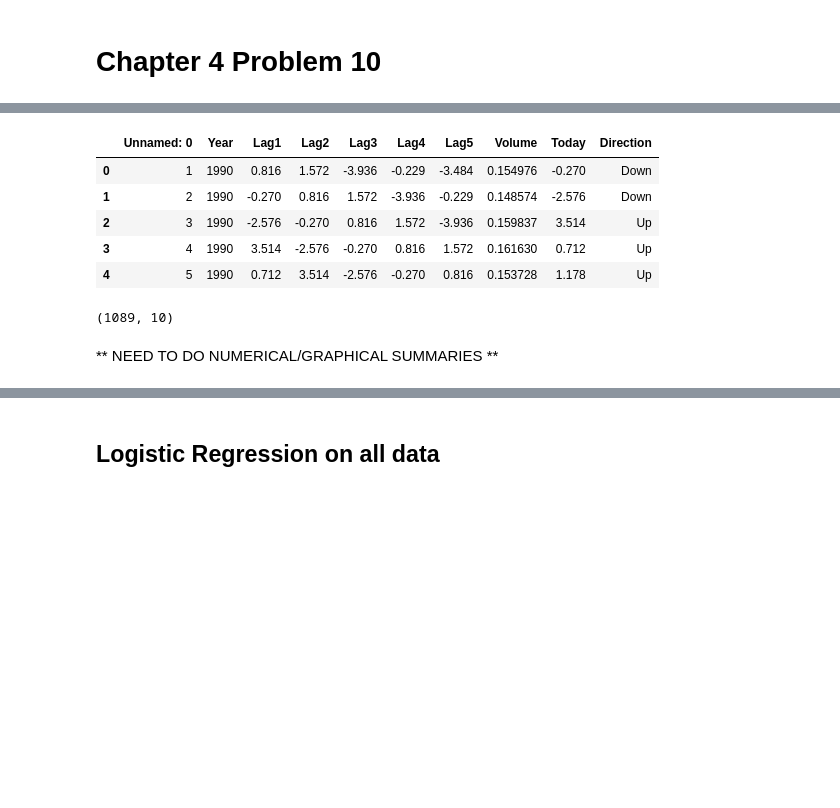
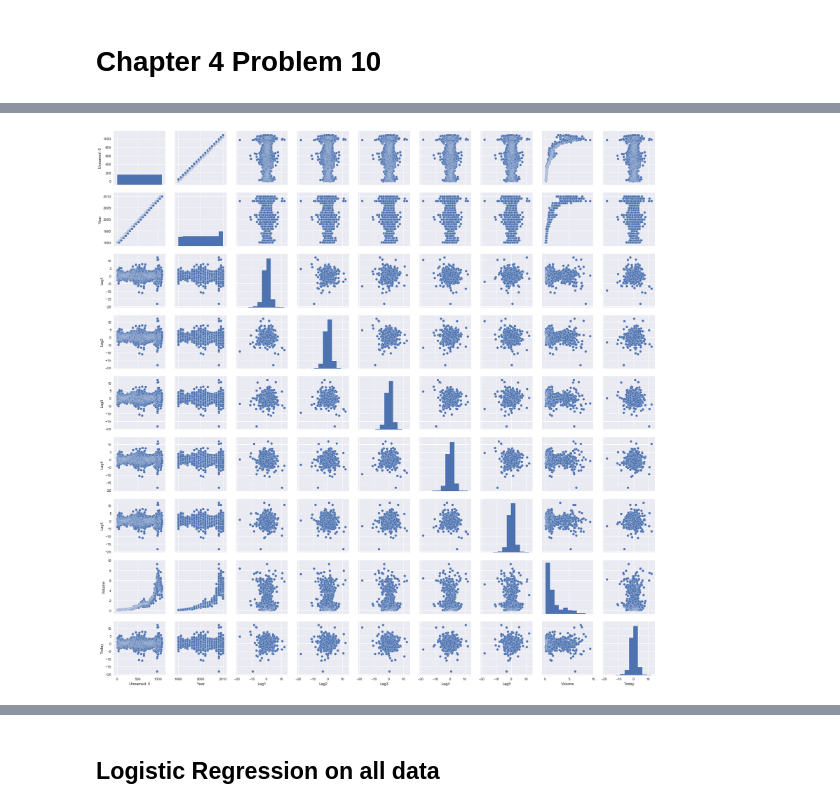
Before and after one commit to Aditya-Kharosekar/EE-379K-Data-Science-Lab, a Jupyter notebook: Lab 5/Lab 5.ipynb, the cells around one changed output, grey strips where cells are left out. Drawn from its saved outputs; the diff is of its cells as text; code cells hidden in the pictures; blank space fills up the shorter version.

```diff
--- a/Lab 5/Lab 5.ipynb
+++ b/Lab 5/Lab 5.ipynb
@@ -18,15 +28,6 @@ weekly = pd.read_csv("Weekly.csv")
-# %%
-weekly.head()
-# %% [output]
-|  | Unnamed: 0 | Year | Lag1 | Lag2 | Lag3 | Lag4 | Lag5 | Volume | Today | Direction |
-| 0 | 1 | 1990 | 0.816 | 1.572 | -3.936 | -0.229 | -3.484 | 0.154976 | -0.270 | Down |
-| 1 | 2 | 1990 | -0.270 | 0.816 | 1.572 | -3.936 | -0.229 | 0.148574 | -2.576 | Down |
-| 2 | 3 | 1990 | -2.576 | -0.270 | 0.816 | 1.572 | -3.936 | 0.159837 | 3.514 | Up |
-| 3 | 4 | 1990 | 3.514 | -2.576 | -0.270 | 0.816 | 1.572 | 0.161630 | 0.712 | Up |
-| 4 | 5 | 1990 | 0.712 | 3.514 | -2.576 | -0.270 | 0.816 | 0.153728 | 1.178 | Up |
-# %%
-weekly.shape
-# %% [output]
-(1089, 10)
-# %% [markdown]
-** NEED TO DO NUMERICAL/GRAPHICAL SUMMARIES **
+# %%
+import seaborn as sns
+sns.pairplot(weekly)
+plt.show()
+# %% [output]
+[figure, added]
```
Also changed, not shown: parts of 124 cells of this notebook, 1 other file.
